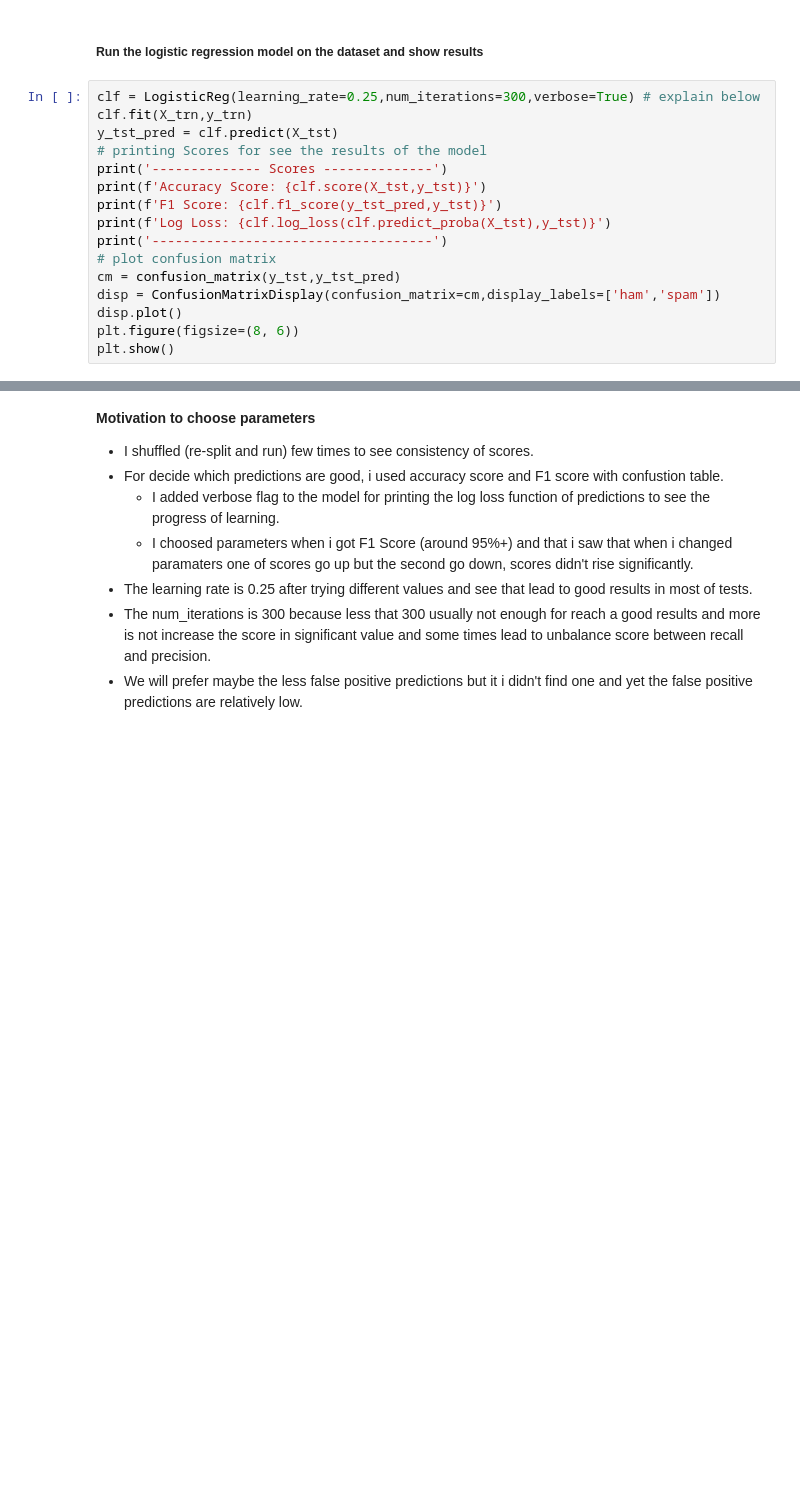
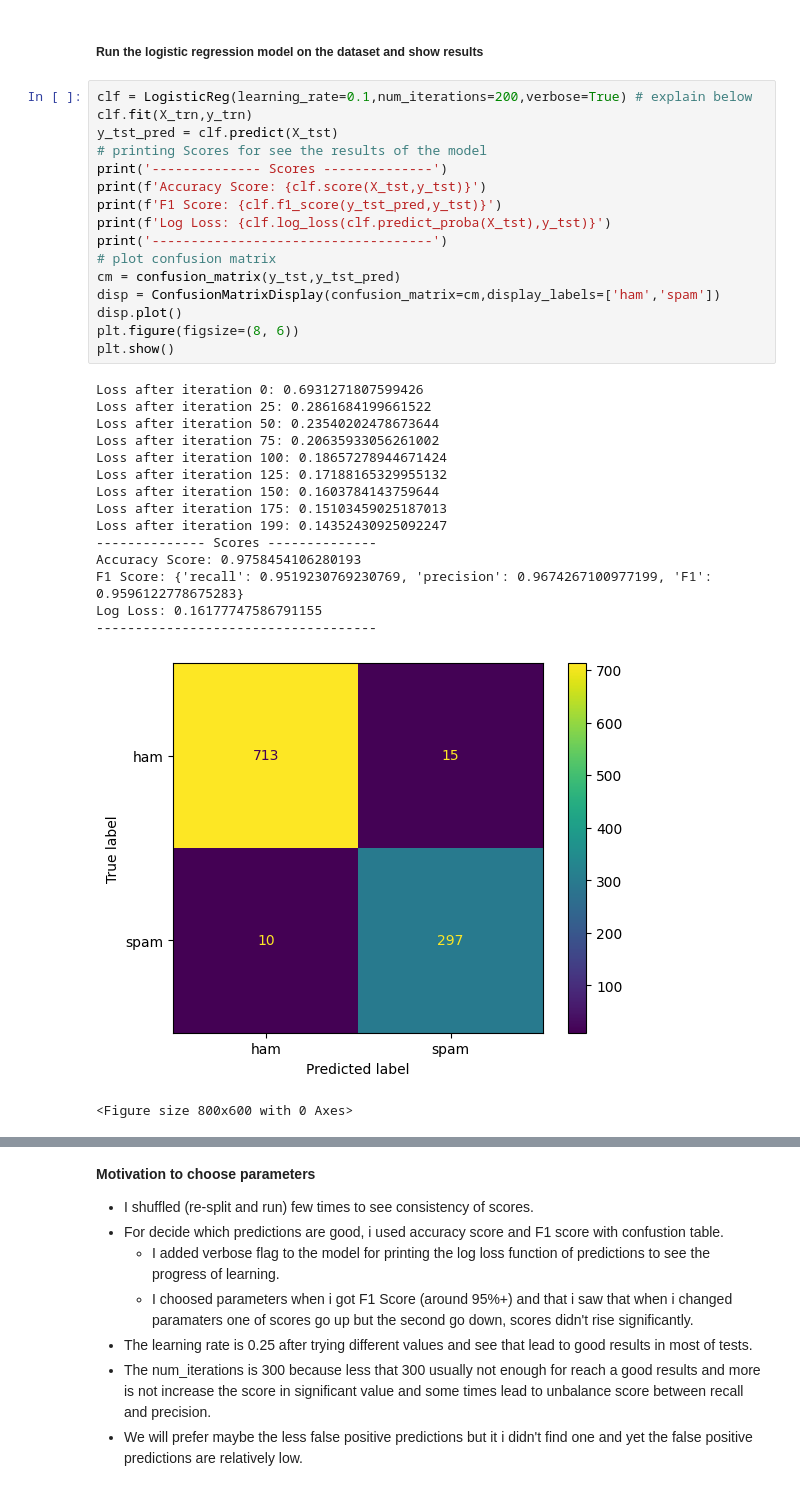
Before and after one commit to OmerKriger/IntroMachineLearning-LogisticRegression-LinearPrograming, a Jupyter notebook: HomeAssignment3 - Code.ipynb, the cells around one changed output, grey strips where cells are left out. Saved outputs shown, nothing was run; the diff lists cells and outputs as text; blank space fills up the shorter version.

```diff
--- a/HomeAssignment3 - Code.ipynb
+++ b/HomeAssignment3 - Code.ipynb
@@ -198,20 +246,37 @@ X_tst = vectorize(corpus_X_test, vocab)
 # %% [markdown]
 ##### Run the logistic regression model on the dataset and show results
 # %%
-clf = LogisticReg(learning_rate=0.25,num_iterations=300,verbose=True) # explain below
+clf = LogisticReg(learning_rate=0.1,num_iterations=200,verbose=True) # explain below
 clf.fit(X_trn,y_trn)
 y_tst_pred = clf.predict(X_tst)
 # printing Scores for see the results of the model
 print('-------------- Scores --------------')
 print(f'Accuracy Score: {clf.score(X_tst,y_tst)}')
 print(f'F1 Score: {clf.f1_score(y_tst_pred,y_tst)}')
 print(f'Log Loss: {clf.log_loss(clf.predict_proba(X_tst),y_tst)}')
 print('------------------------------------')
 # plot confusion matrix
 cm = confusion_matrix(y_tst,y_tst_pred)
 disp = ConfusionMatrixDisplay(confusion_matrix=cm,display_labels=['ham','spam'])
 disp.plot()
 plt.figure(figsize=(8, 6))
 plt.show()
+# %% [output]
+Loss after iteration 0: 0.6931271807599426
+Loss after iteration 25: 0.2861684199661522
+Loss after iteration 50: 0.23540202478673644
+Loss after iteration 75: 0.20635933056261002
+Loss after iteration 100: 0.18657278944671424
+Loss after iteration 125: 0.17188165329955132
+Loss after iteration 150: 0.1603784143759644
+Loss after iteration 175: 0.15103459025187013
+Loss after iteration 199: 0.14352430925092247
+-------------- Scores --------------
+Accuracy Score: 0.9758454106280193
+F1 Score: {'recall': 0.9519230769230769, 'precision': 0.9674267100977199, 'F1': 0.9596122778675283}
+Log Loss: 0.16177747586791155
+------------------------------------
+[figure, added]
+<Figure size 800x600 with 0 Axes>
 # %%
 print(f'The weights vector:\n{clf._weights}')
```
Also changed, not shown: parts of 13 cells of this notebook.
